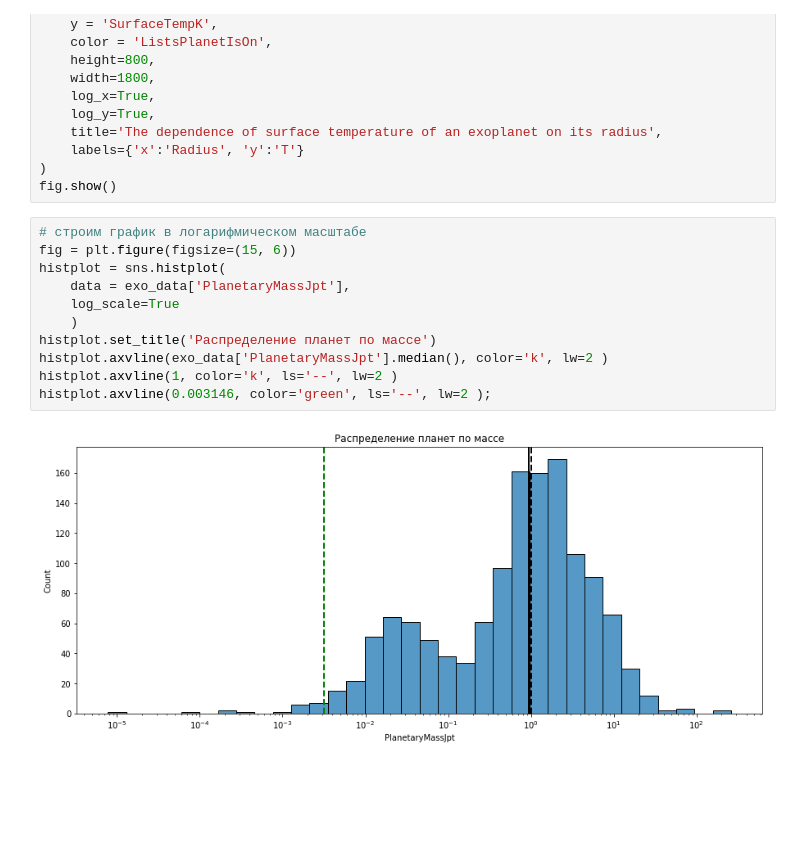
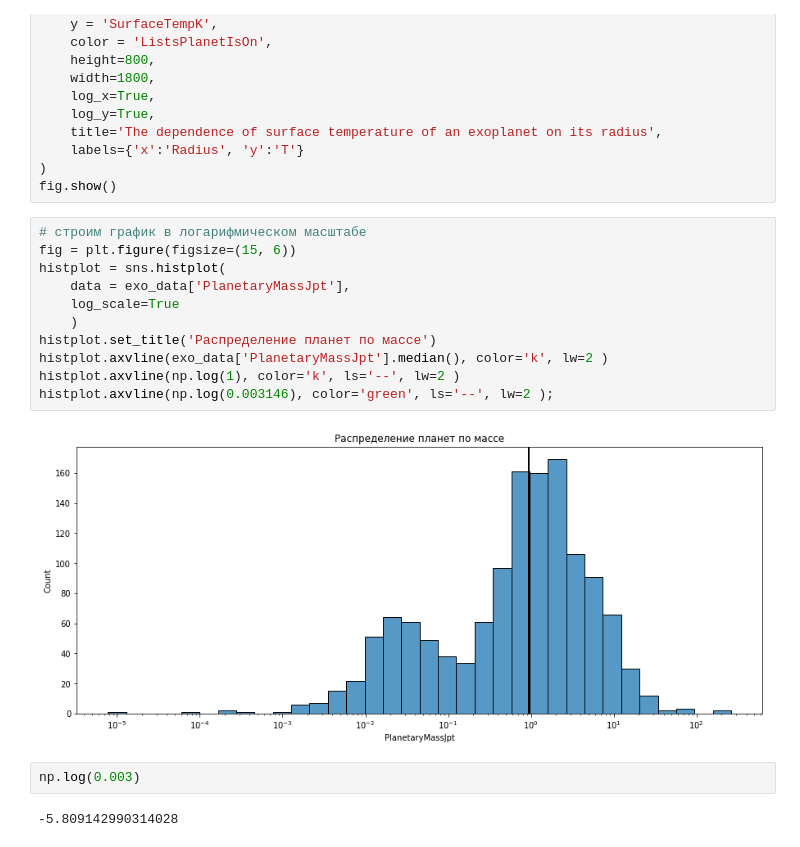
Before and after one commit to DarthSirius/Lessons, a Jupyter notebook: Exoplanet/Exo.ipynb, the cells around one changed output. Saved outputs shown, nothing was run; the diff lists cells and outputs as text; blank space fills up the shorter version.

```diff
--- a/Exoplanet/Exo.ipynb
+++ b/Exoplanet/Exo.ipynb
@@ -186,13 +186,17 @@ fig.show()
 # %%
 # строим график в логарифмическом масштабе
 fig = plt.figure(figsize=(15, 6))
 histplot = sns.histplot(
     data = exo_data['PlanetaryMassJpt'],
     log_scale=True
     )
 histplot.set_title('Распределение планет по массе')
 histplot.axvline(exo_data['PlanetaryMassJpt'].median(), color='k', lw=2 )
-histplot.axvline(1, color='k', ls='--', lw=2 )
-histplot.axvline(0.003146, color='green', ls='--', lw=2 );
+histplot.axvline(np.log(1), color='k', ls='--', lw=2 )
+histplot.axvline(np.log(0.003146), color='green', ls='--', lw=2 );
 # %% [output]
-[figure, old version]
+[figure, new version]
+# %%
+np.log(0.003)
+# %% [output]
+-5.809142990314028
```
Also changed, not shown: parts of 4 cells of this notebook, 7 other files.
